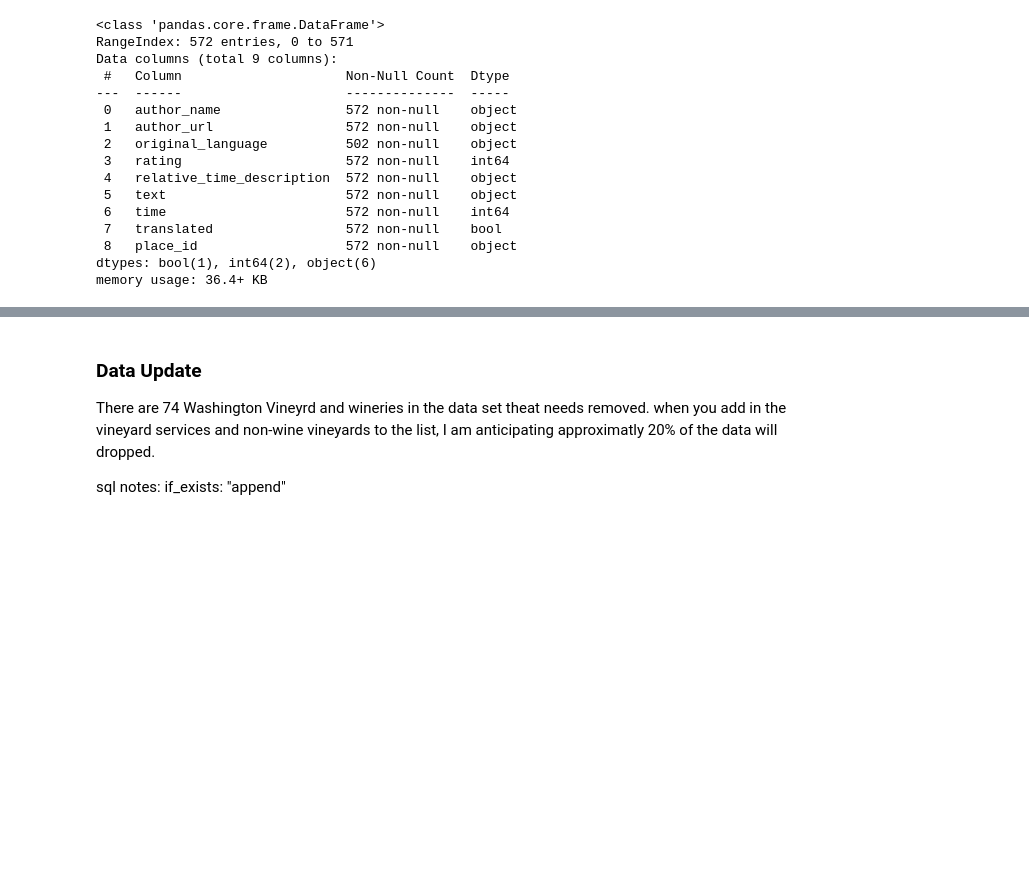
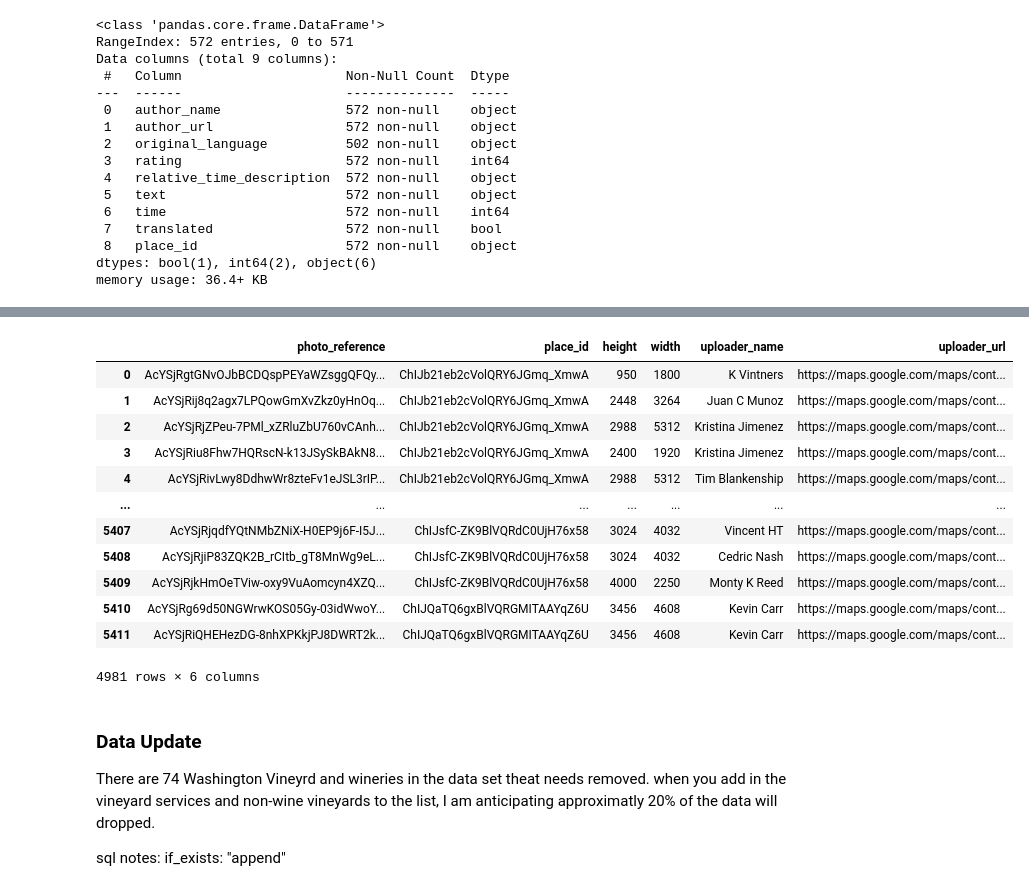
Before and after one commit to Bag0niku/Oregon_Wine, a Jupyter notebook: data/nick_testing_google_places_api.ipynb, the cells around one changed output, grey strips where cells are left out. Cells and saved outputs as stored; diff of their text form; code cells hidden in the pictures; blank space fills up the shorter version.

```diff
--- a/data/nick_testing_google_places_api.ipynb
+++ b/data/nick_testing_google_places_api.ipynb
@@ -839,11 +839,11 @@ details_df.loc[[13,146,259, 324,363,378,388,401,435,437,471,477,492,506,507,515,
 # %%
 ## remove 259,324,363,378,435,477,506,606,634,660,697,706,746
 ## from the data because they do not produce wine
-remove_place_ids = {id for id in details_df.loc[[259,324,363,378,435,477,506,606,634,660,697,706,746], "place_id"]}
-photos_df = photos_df.drop([i for i, id in enumerate(photos_df["place_id"]) if id in remove_place_ids], axis=0)
-reviews_df = reviews_df.drop([i for i, id in enumerate(reviews_df["place_id"]) if id in remove_place_ids], axis=0)
-details_df = details_df.drop([i for i, id in enumerate(details_df["place_id"]) if id in remove_place_ids], axis=0)
-geometry_df = geometry_df.drop([i for i, id in enumerate(geometry_df["place_id"]) if id in remove_place_ids], axis=0)
+bad_locations = {id for id in details_df.loc[[259,324,363,378,435,477,506,606,634,660,697,706,746], "place_id"]}
+photos_df = photos_df.drop([i for i, id in enumerate(photos_df["place_id"]) if id in bad_locations], axis=0)
+reviews_df = reviews_df.drop([i for i, id in enumerate(reviews_df["place_id"]) if id in bad_locations], axis=0)
+details_df = details_df.drop([i for i, id in enumerate(details_df["place_id"]) if id in bad_locations], axis=0)
+geometry_df = geometry_df.drop([i for i, id in enumerate(geometry_df["place_id"]) if id in bad_locations], axis=0)
 geometry_df
 # %% [output]
 |  | center_lat | center_lon | northeast_lat | northeast_lon | southwest_lat | southwest_lon | place_id |
@@ -908,7 +908,7 @@ details_df.loc[investigate, ["name", "website"]]
 | 683 | Compton Family Winery | http://www.comptonwines.com/ |
 # %%
 # remove 30,32,39,134,151,396,484,565
-bad_locations = set([details_df["place_id"][i] for i in [30,32,39,134,151,396,484,565]])
+[bad_locations.add(details_df["place_id"][i]) for i in [30,32,39,134,151,396,484,565]]
 
 details_df = details_df.drop([i for i in details_df.index if details_df['place_id'][i] in bad_locations], axis = 0)
 geometry_df = geometry_df.drop([i for i in geometry_df.index if geometry_df['place_id'][i] in bad_locations], axis=0)
@@ -980,7 +980,7 @@ dtypes: object(36)
 memory usage: 222.0+ KB
 # %%
 # details_df['business_status'].unique()
-bad_locations = set([details_df['place_id'][i] for i in details_df[details_df['business_status'] == 'CLOSED_PERMANENTLY'].index.to_list()])
+[bad_locations.add(details_df['place_id'][i]) for i in details_df[details_df['business_status'] == 'CLOSED_PERMANENTLY'].index.to_list()]
 [bad_locations.add(details_df['place_id'][i]) for i in details_df[details_df['permanently_closed']==True].index]
 
 details_df = details_df.drop([i for i in details_df.index if details_df['place_id'][i] in bad_locations], axis = 0)
@@ -1103,0 +1199,3 @@ AttributeError: 'str' object has no attribute 'exctract'
+# %%
+photos_df["uploader_name"] = photos_df['uploader'].str.extract(r">\s*(\w+\s*\w*\s*\w*)")
+photos_df["uploader_url"] = photos_df['uploader'].str.extract(r'ref="(\S+)"\s*>\s*\w+')
@@ -1104,3 +1219,20 @@ AttributeError: 'str' object has no attribute 'exctract'
+# %%
+photos_df = photos_df.drop('uploader', axis=1)
+photos_df
+# %% [output]
+|  | photo_reference | place_id | height | width | uploader_name | uploader_url |
+| 0 | AcYSjRgtGNvOJbBCDQspPEYaWZsggQFQy... | ChIJb21eb2cVolQRY6JGmq_XmwA | 950 | 1800 | K Vintners | https://maps.google.com/maps/cont... |
+| 1 | AcYSjRij8q2agx7LPQowGmXvZkz0yHnOq... | ChIJb21eb2cVolQRY6JGmq_XmwA | 2448 | 3264 | Juan C Munoz | https://maps.google.com/maps/cont... |
+| 2 | AcYSjRjZPeu-7PMl_xZRluZbU760vCAnh... | ChIJb21eb2cVolQRY6JGmq_XmwA | 2988 | 5312 | Kristina Jimenez | https://maps.google.com/maps/cont... |
+| 3 | AcYSjRiu8Fhw7HQRscN-k13JSySkBAkN8... | ChIJb21eb2cVolQRY6JGmq_XmwA | 2400 | 1920 | Kristina Jimenez | https://maps.google.com/maps/cont... |
+| 4 | AcYSjRivLwy8DdhwWr8zteFv1eJSL3rIP... | ChIJb21eb2cVolQRY6JGmq_XmwA | 2988 | 5312 | Tim Blankenship | https://maps.google.com/maps/cont... |
+| ... | ... | ... | ... | ... | ... | ... |
+| 5407 | AcYSjRjqdfYQtNMbZNiX-H0EP9j6F-I5J... | ChIJsfC-ZK9BlVQRdC0UjH76x58 | 3024 | 4032 | Vincent HT | https://maps.google.com/maps/cont... |
+| 5408 | AcYSjRjiP83ZQK2B_rCItb_gT8MnWg9eL... | ChIJsfC-ZK9BlVQRdC0UjH76x58 | 3024 | 4032 | Cedric Nash | https://maps.google.com/maps/cont... |
+| 5409 | AcYSjRjkHmOeTViw-oxy9VuAomcyn4XZQ... | ChIJsfC-ZK9BlVQRdC0UjH76x58 | 4000 | 2250 | Monty K Reed | https://maps.google.com/maps/cont... |
+| 5410 | AcYSjRg69d50NGWrwKOS05Gy-03idWwoY... | ChIJQaTQ6gxBlVQRGMITAAYqZ6U | 3456 | 4608 | Kevin Carr | https://maps.google.com/maps/cont... |
+| 5411 | AcYSjRiQHEHezDG-8nhXPKkjPJ8DWRT2k... | ChIJQaTQ6gxBlVQRGMITAAYqZ6U | 3456 | 4608 | Kevin Carr | https://maps.google.com/maps/cont... |
+4981 rows × 6 columns
 # %% [markdown]
 ### Data Update
 There are 74 Washington Vineyrd and wineries in the data set theat needs removed. when you add in the vineyard services and non-wine vineyards to the list, I am anticipating approximatly 20% of the data will dropped.
```
Also changed, not shown: parts of 30 cells of this notebook, 6 other files.
